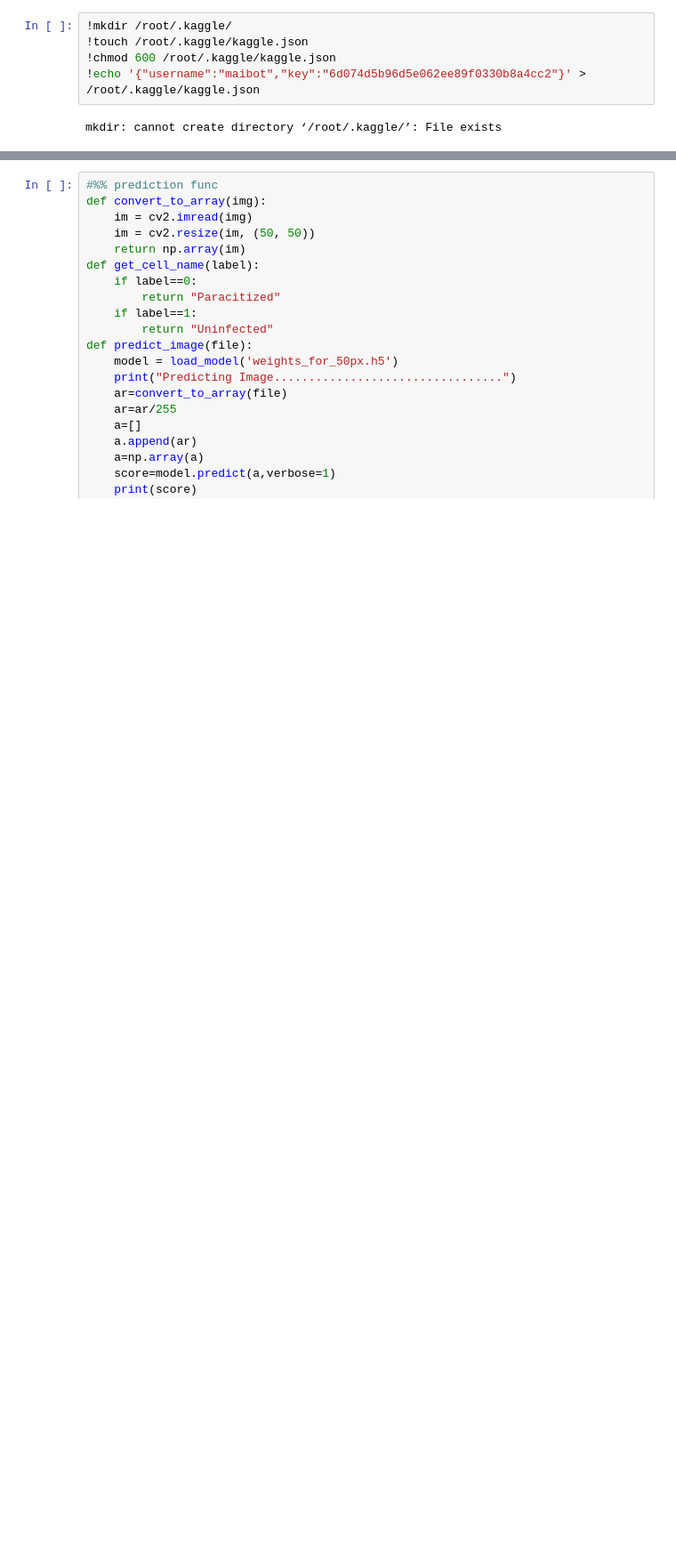
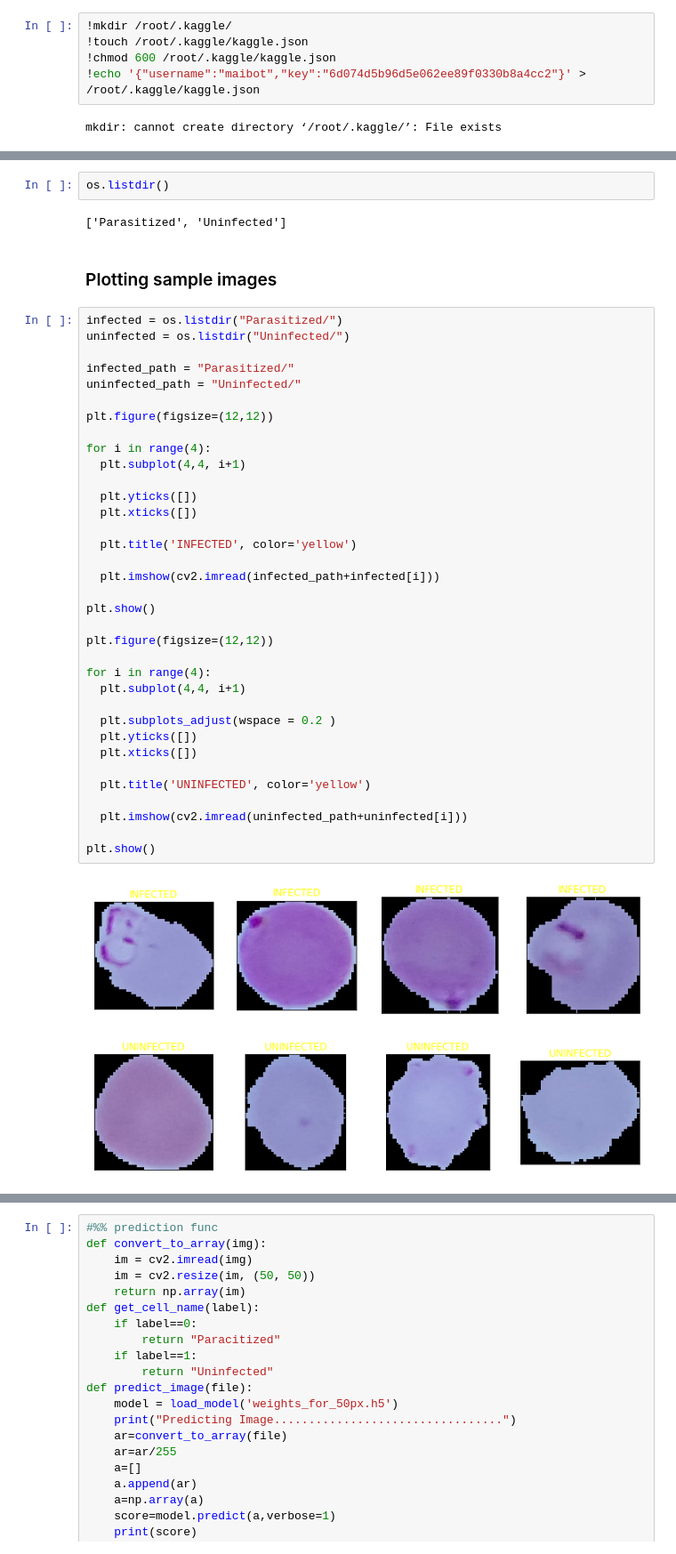
Before and after one commit to MAIClub/TOB-WS, a Jupyter notebook: Maleria_for_medicine_undergrads/maleria_detection_with_python.ipynb, the cells around one changed output, grey strips where cells are left out. Shown at 89% size. Drawn from its saved outputs; the diff is of its cells as text; blank space fills up the shorter version.

```diff
--- a/Maleria_for_medicine_undergrads/maleria_detection_with_python.ipynb
+++ b/Maleria_for_medicine_undergrads/maleria_detection_with_python.ipynb
@@ -54,0 +154,44 @@ from keras.models import Sequential
+# %%
+os.listdir()
+# %% [output]
+['Parasitized', 'Uninfected']
+# %% [markdown]
+<h3> Plotting sample images </h3>
+# %%
+infected = os.listdir("Parasitized/")
+uninfected = os.listdir("Uninfected/")
+
+infected_path = "Parasitized/"
+uninfected_path = "Uninfected/"
+
+plt.figure(figsize=(12,12))
+
+for i in range(4):
+  plt.subplot(4,4, i+1)
+
+  plt.yticks([])
+  plt.xticks([])
+
+  plt.title('INFECTED', color='yellow')
+
+  plt.imshow(cv2.imread(infected_path+infected[i]))
+
+plt.show()
+
+plt.figure(figsize=(12,12))
+
+for i in range(4):
+  plt.subplot(4,4, i+1)
+
+  plt.subplots_adjust(wspace = 0.2 )
+  plt.yticks([])
+  plt.xticks([])
+
+  plt.title('UNINFECTED', color='yellow')
+
+  plt.imshow(cv2.imread(uninfected_path+uninfected[i]))
+
+plt.show()
+# %% [output]
+[figure, added]
+[figure, added]
```
Also changed, not shown: parts of 32 cells of this notebook.
